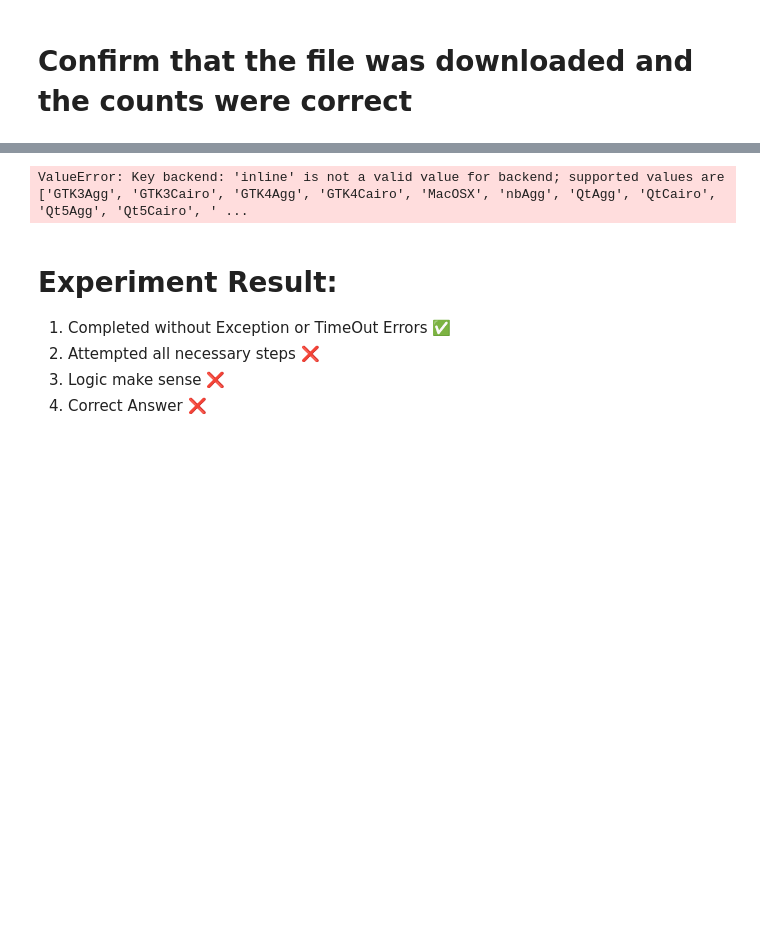
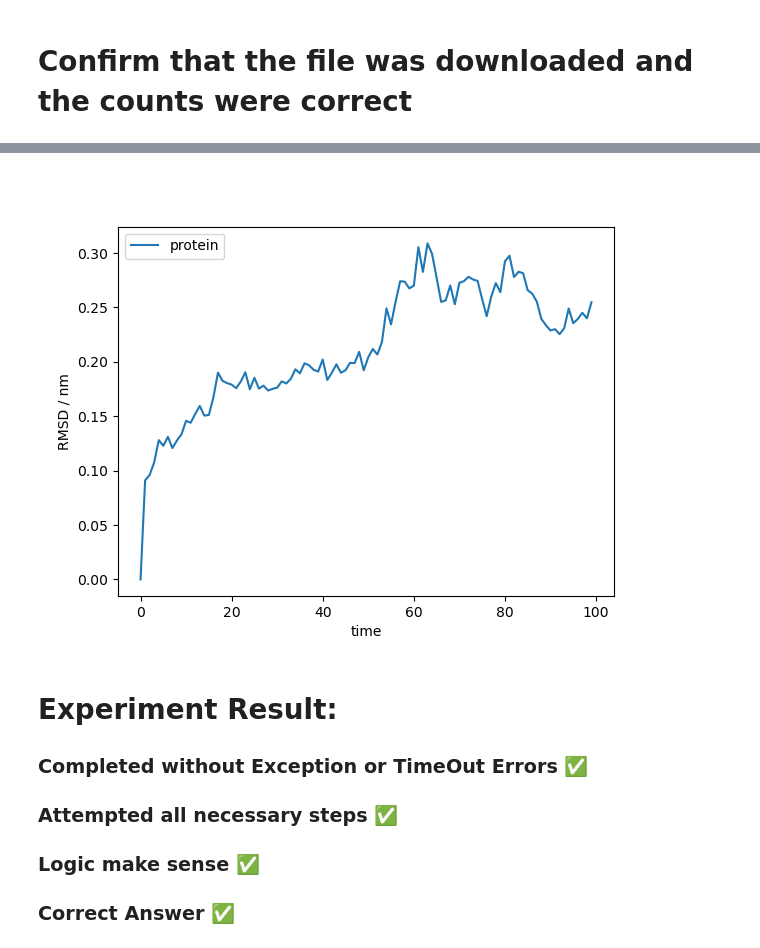
Before and after one commit to ur-whitelab/md-agent, a Jupyter notebook: notebooks/experiments/gpt-4o-2024-05-13/quinny_exp_11.ipynb, the cells around one changed output, grey strips where cells are left out. Cells and saved outputs as stored; diff of their text form; code cells hidden in the pictures; blank space fills up the shorter version.

```diff
--- a/notebooks/experiments/gpt-4o-2024-05-13/quinny_exp_11.ipynb
+++ b/notebooks/experiments/gpt-4o-2024-05-13/quinny_exp_11.ipynb
@@ -87,24 +92,14 @@ match = re.search(rf"fig0_\d+", all_names)
 plot_path = registry.get_mapped_path(match.group(0))
 assert os.path.exists(plot_path)
 # %%
-%matplotlib inline
-
-import matplotlib.pyplot as plt
-import matplotlib.image as mpimg
-
-# Load the image
-img = mpimg.imread(plot_path)
-
-# Display the image
-plt.imshow(img)
-plt.axis('off')  # Turn off axis labels
-plt.show()
+from IPython.display import Image
+plot_path = registry.get_mapped_path('fig0_073719')
+Image(filename=plot_path)
 # %% [output]
-ValueError: Key backend: 'inline' is not a valid value for backend; supported values are ['GTK3Agg', 'GTK3Cairo', 'GTK4Agg', 'GTK4Cairo', 'MacOSX', 'nbAgg', 'QtAgg', 'QtCairo', 'Qt5Agg', 'Qt5Cairo', ' ...
+[figure, added]
 # %% [markdown]
 # Experiment Result:
-
-1. Completed without Exception or TimeOut Errors ✅
-2. Attempted all necessary steps ❌
-3. Logic make sense ❌
-4. Correct Answer ❌
+### Completed without Exception or TimeOut Errors ✅
+### Attempted all necessary steps ✅
+### Logic make sense ✅
+### Correct Answer  ✅
```
Also changed, not shown: parts of 5 cells of this notebook, 4 other files.
